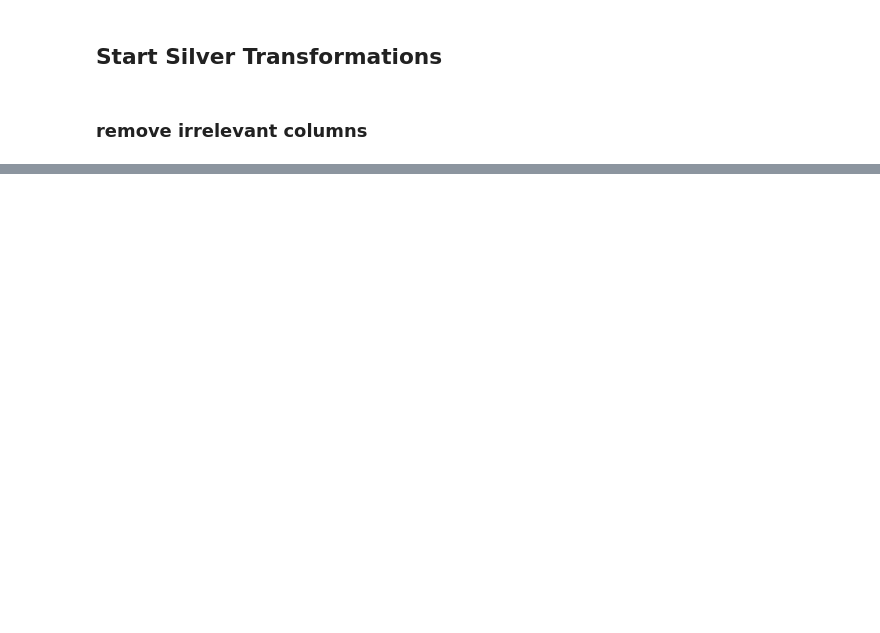
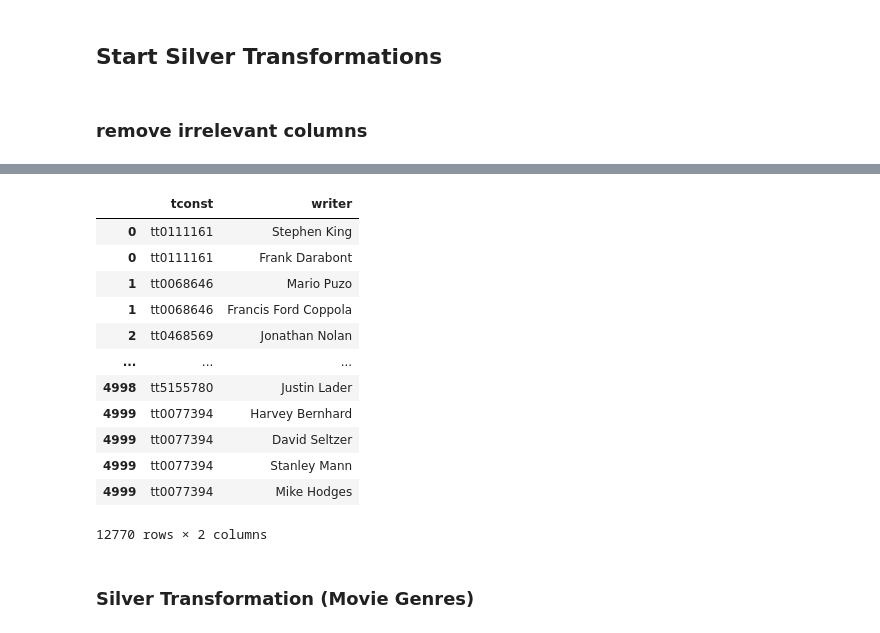
Before and after one commit to gloriabee/DataTest, a Jupyter notebook: silver.ipynb, the cells around one changed output, grey strips where cells are left out. Cells and saved outputs as stored; diff of their text form; code cells hidden in the pictures; blank space fills up the shorter version.

```diff
--- a/silver.ipynb
+++ b/silver.ipynb
@@ -66,0 +95,28 @@ print("Invalid rows: ",len(invalid_year))
+# %%
+movies_writers["writer"]=movies_writers["writers"].apply(
+    lambda x: x.split(',') if "," in x else [x]
+)
+# %%
+movies_writers= movies_writers.explode("writer")
+# %%
+movies_writers["writer"]=movies_writers["writer"].str.strip()
+# %%
+movies_writers= movies_writers.drop(columns="writers")
+# %%
+movies_writers
+# %% [output]
+|  | tconst | writer |
+| 0 | tt0111161 | Stephen King |
+| 0 | tt0111161 | Frank Darabont |
+| 1 | tt0068646 | Mario Puzo |
+| 1 | tt0068646 | Francis Ford Coppola |
+| 2 | tt0468569 | Jonathan Nolan |
+| ... | ... | ... |
+| 4998 | tt5155780 | Justin Lader |
+| 4999 | tt0077394 | Harvey Bernhard |
+| 4999 | tt0077394 | David Seltzer |
+| 4999 | tt0077394 | Stanley Mann |
+| 4999 | tt0077394 | Mike Hodges |
+12770 rows × 2 columns
+# %% [markdown]
+### Silver Transformation (Movie Genres)
```
Also changed, not shown: parts of 28 cells of this notebook.
